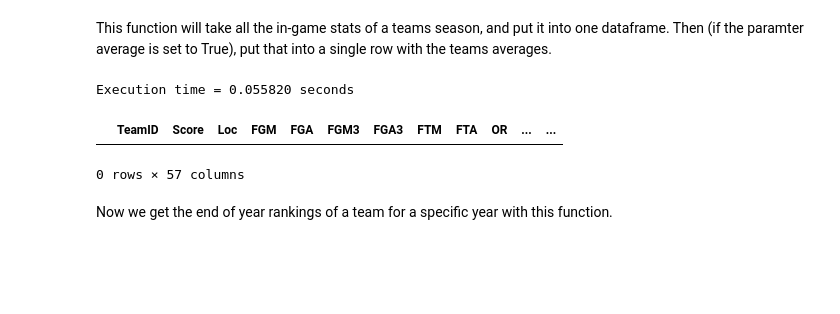
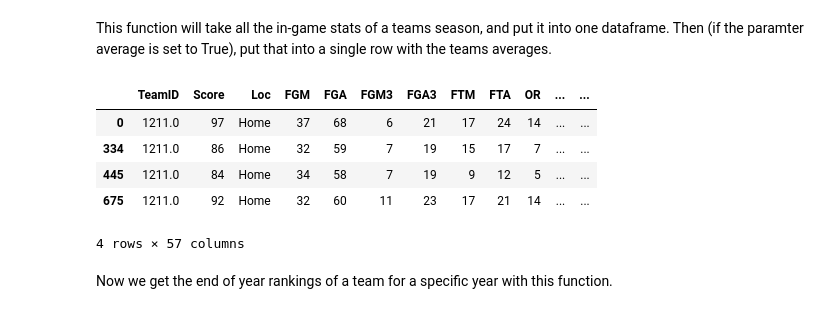
Before and after one commit to MatthewR1021/Machine-Learning-Madness, a Jupyter notebook: Obsolete/Data_cleaning-2022.ipynb, the cells around one changed output. Cells and saved outputs as stored; diff of their text form; code cells hidden in the pictures; blank space fills up the shorter version.

```diff
--- a/Obsolete/Data_cleaning-2022.ipynb
+++ b/Obsolete/Data_cleaning-2022.ipynb
@@ -192,15 +202,15 @@ def team_regular_season(team_id,Season = all, DayNum = all, average = True):
     return teamtotal
 # %%
 # Here's an example of a team_regular_season output.
-start = time.time()
-marquette = team_regular_season(1266, 2022, 50, False)
-end = time.time()
-print('Execution time = %.6f seconds' % (end-start))
-marquette
+Gonzaga = team_regular_season(1211, 2022, 20, False)
+Gonzaga
 # %% [output]
+|  | TeamID | Score | Loc | FGM | FGA | FGM3 | FGA3 | FTM | FTA | OR | ... | ... |
+| 0 | 1211.0 | 97 | Home | 37 | 68 | 6 | 21 | 17 | 24 | 14 | ... | ... |
+| 334 | 1211.0 | 86 | Home | 32 | 59 | 7 | 19 | 15 | 17 | 7 | ... | ... |
+| 445 | 1211.0 | 84 | Home | 34 | 58 | 7 | 19 | 9 | 12 | 5 | ... | ... |
+| 675 | 1211.0 | 92 | Home | 32 | 60 | 11 | 23 | 17 | 21 | 14 | ... | ... |
-Execution time = 0.055820 seconds
+4 rows × 57 columns
-|  | TeamID | Score | Loc | FGM | FGA | FGM3 | FGA3 | FTM | FTA | OR | ... | ... |
-0 rows × 57 columns
 # %% [markdown]
 Now we get the end of year rankings of a team for a specific year with this function.
 # %%
```
Also changed, not shown: parts of 12 cells of this notebook, 1 other file.
